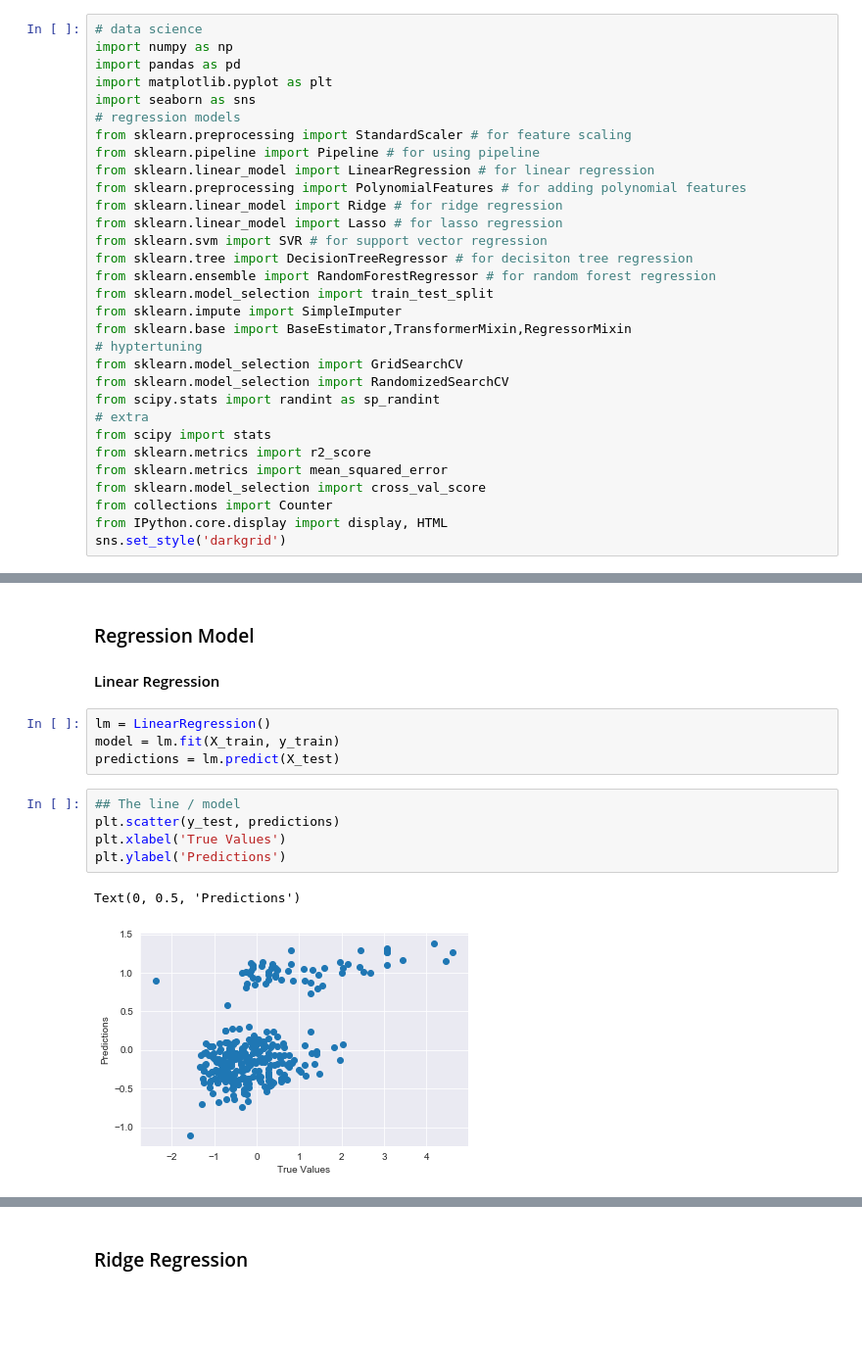
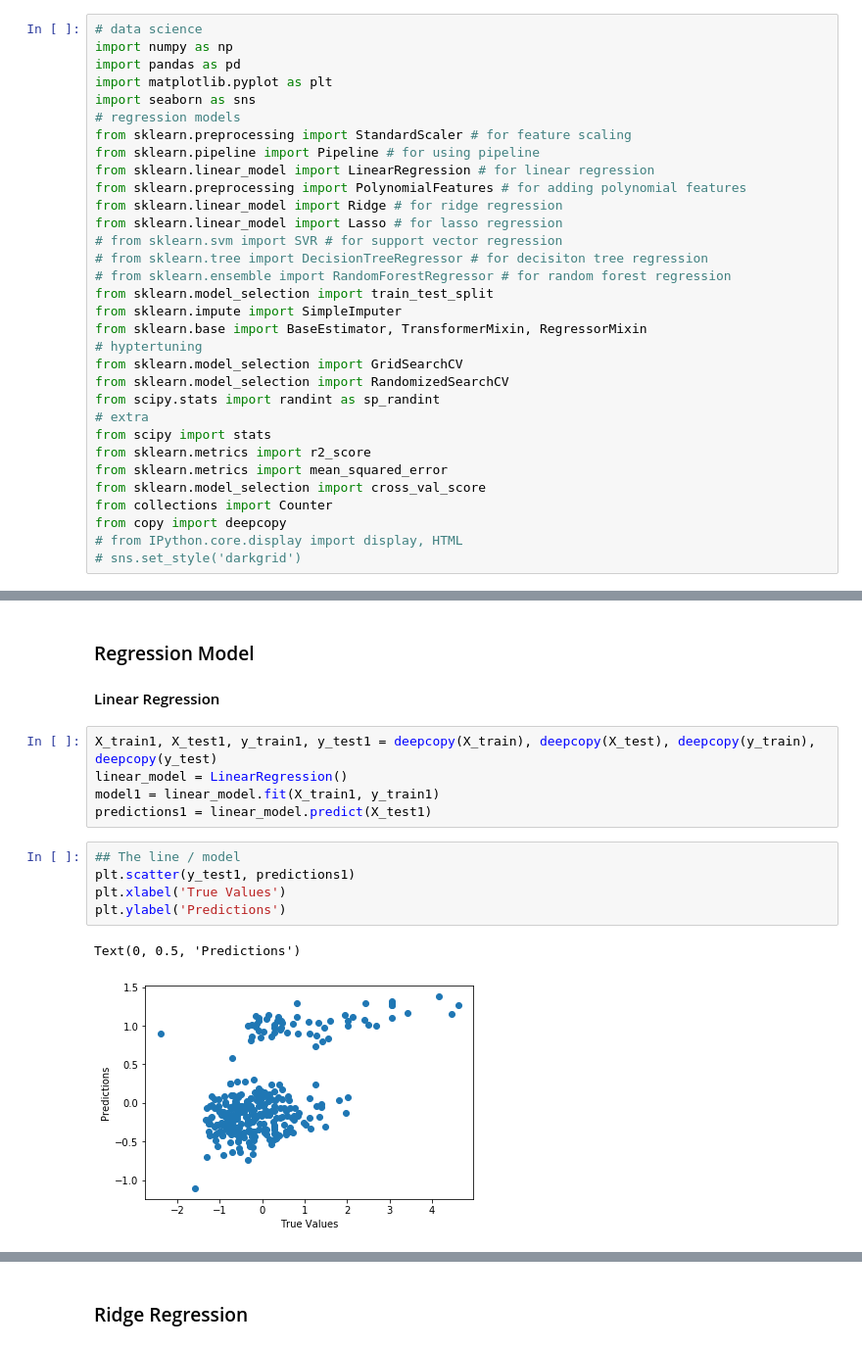
Before and after one commit to SOFIAshyn/ai_hw2, a Jupyter notebook: Linear Model Real Estate.ipynb, the cells around one changed output, grey strips where cells are left out. Shown at 98% size. Drawn from its saved outputs; the diff is of its cells as text; blank space fills up the shorter version.

```diff
--- a/Linear Model Real Estate.ipynb
+++ b/Linear Model Real Estate.ipynb
@@ -51,12 +51,12 @@ from sklearn.linear_model import LinearRegression # for linear regression
 from sklearn.preprocessing import PolynomialFeatures # for adding polynomial features
 from sklearn.linear_model import Ridge # for ridge regression
 from sklearn.linear_model import Lasso # for lasso regression
-from sklearn.svm import SVR # for support vector regression
-from sklearn.tree import DecisionTreeRegressor # for decisiton tree regression
-from sklearn.ensemble import RandomForestRegressor # for random forest regression
+# from sklearn.svm import SVR # for support vector regression
+# from sklearn.tree import DecisionTreeRegressor # for decisiton tree regression
+# from sklearn.ensemble import RandomForestRegressor # for random forest regression
 from sklearn.model_selection import train_test_split
 from sklearn.impute import SimpleImputer
-from sklearn.base import BaseEstimator,TransformerMixin,RegressorMixin
+from sklearn.base import BaseEstimator, TransformerMixin, RegressorMixin
 # hyptertuning
 from sklearn.model_selection import GridSearchCV
 from sklearn.model_selection import RandomizedSearchCV
@@ -67,8 +67,9 @@ from sklearn.metrics import r2_score
 from sklearn.metrics import mean_squared_error
 from sklearn.model_selection import cross_val_score
 from collections import Counter
-from IPython.core.display import display, HTML
-sns.set_style('darkgrid')
+from copy import deepcopy
+# from IPython.core.display import display, HTML
+# sns.set_style('darkgrid')
 # %% [markdown]
 ### 3. Data Investigation
 # %%
@@ -489,16 +487,17 @@ Shape of y_val (308, 1)
 # %% [markdown]
 ### Regression Model
 #### Linear Regression
-# %%
-lm = LinearRegression()
-model = lm.fit(X_train, y_train)
-predictions = lm.predict(X_test)
+# %%
+X_train1, X_test1, y_train1, y_test1 = deepcopy(X_train), deepcopy(X_test), deepcopy(y_train), deepcopy(y_test)
+linear_model = LinearRegression()
+model1 = linear_model.fit(X_train1, y_train1)
+predictions1 = linear_model.predict(X_test1)
 # %%
 ## The line / model
-plt.scatter(y_test, predictions)
+plt.scatter(y_test1, predictions1)
 plt.xlabel('True Values')
 plt.ylabel('Predictions')
 # %% [output]
 Text(0, 0.5, 'Predictions')
-[figure, old version]
+[figure, new version]
 # %%
```
Also changed, not shown: parts of 18 cells of this notebook, 1 other file.
